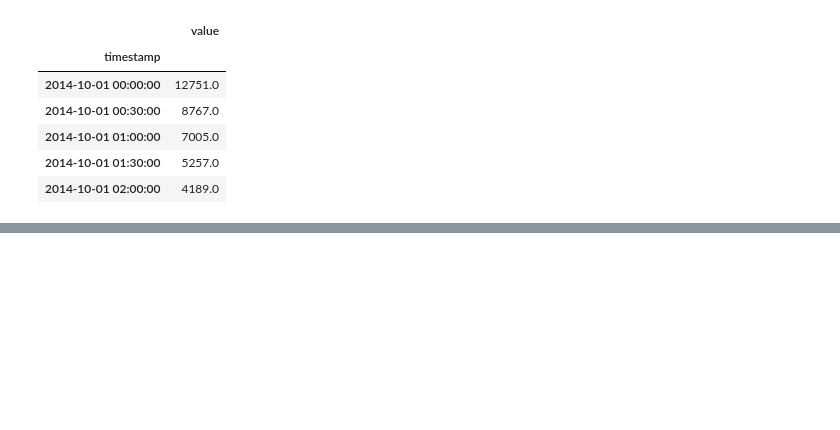
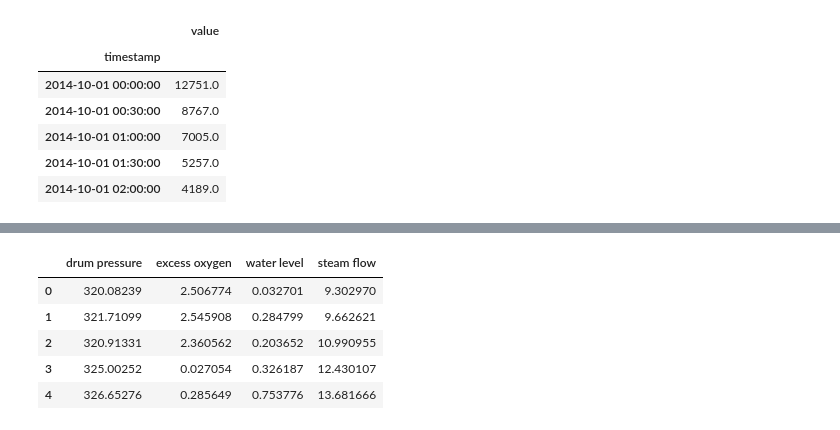
Before and after one commit to idaholab/DACKAR, a Jupyter notebook: examples/test_anomalies.ipynb, the cells around one changed output, grey strips where cells are left out. Drawn from its saved outputs; the diff is of its cells as text; code cells hidden in the pictures; blank space fills up the shorter version.

```diff
--- a/examples/test_anomalies.ipynb
+++ b/examples/test_anomalies.ipynb
@@ -41,0 +40,11 @@ fig = mpObj.plot()
+# %%
+steam_gen_data_file = os.path.abspath(os.path.join(data_path, 'Steamgen.csv'))
+steam_df = pd.read_csv(steam_gen_data_file)
+steam_df.head()
+# %% [output]
+|  | drum pressure | excess oxygen | water level | steam flow |
+| 0 | 320.08239 | 2.506774 | 0.032701 | 9.302970 |
+| 1 | 321.71099 | 2.545908 | 0.284799 | 9.662621 |
+| 2 | 320.91331 | 2.360562 | 0.203652 | 10.990955 |
+| 3 | 325.00252 | 0.027054 | 0.326187 | 12.430107 |
+| 4 | 326.65276 | 0.285649 | 0.753776 | 13.681666 |
```
Also changed, not shown: parts of 4 cells of this notebook, 2 other files.
